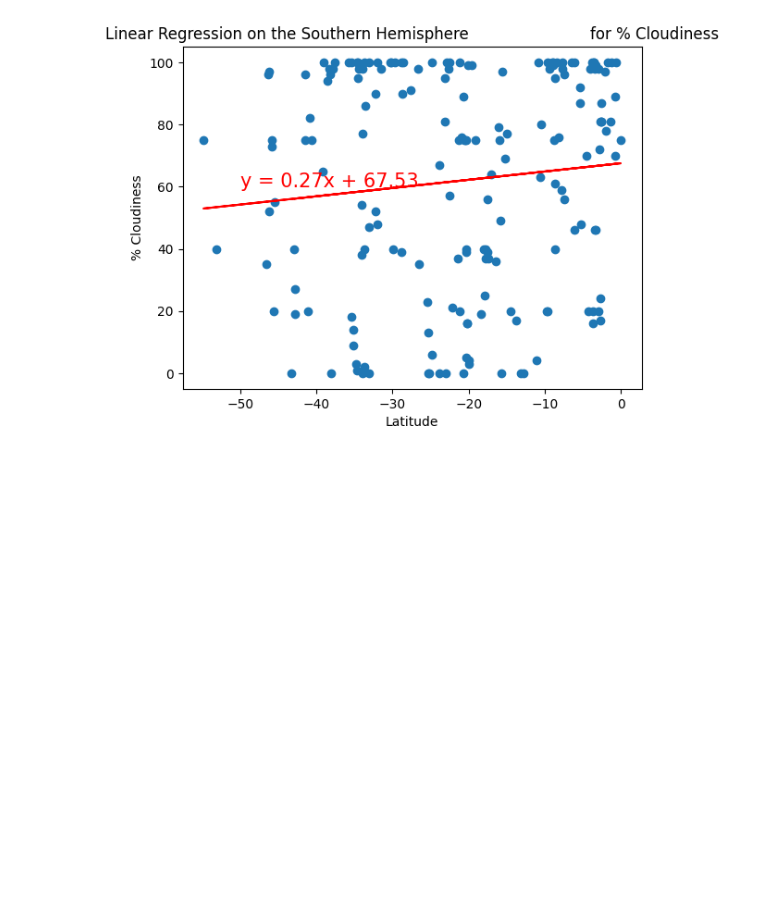
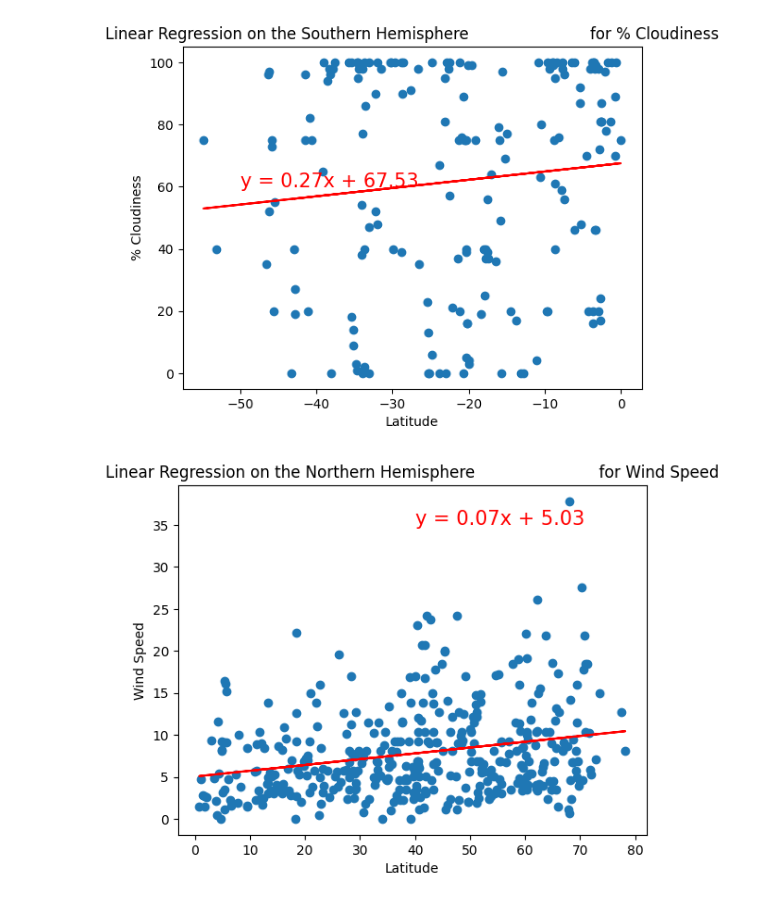
Before and after one commit to marcomireles123/World-Weather-Analysis, a Jupyter notebook: WeatherPy.ipynb, the cells around one changed output. Saved outputs shown, nothing was run; the diff lists cells and outputs as text; code cells hidden in the pictures; blank space fills up the shorter version.

Commit message:
lin reg. N hemi wind

```diff
--- a/WeatherPy.ipynb
+++ b/WeatherPy.ipynb
@@ -466,3 +466,13 @@ plot_linear_regression(x_values, y_values,
                         for % Cloudiness', '% Cloudiness',(-50,60))
 # %% [output]
 [figure]
+# %%
+# Linear regression on the Northern Hemisphere
+x_values = northern_hemi_df["Lat"]
+y_values = northern_hemi_df["Wind Speed"]
+# Call the function.
+plot_linear_regression(x_values, y_values,
+                       'Linear Regression on the Northern Hemisphere \
+                        for Wind Speed', 'Wind Speed',(40,35))
+# %% [output]
+[figure, added]
```
